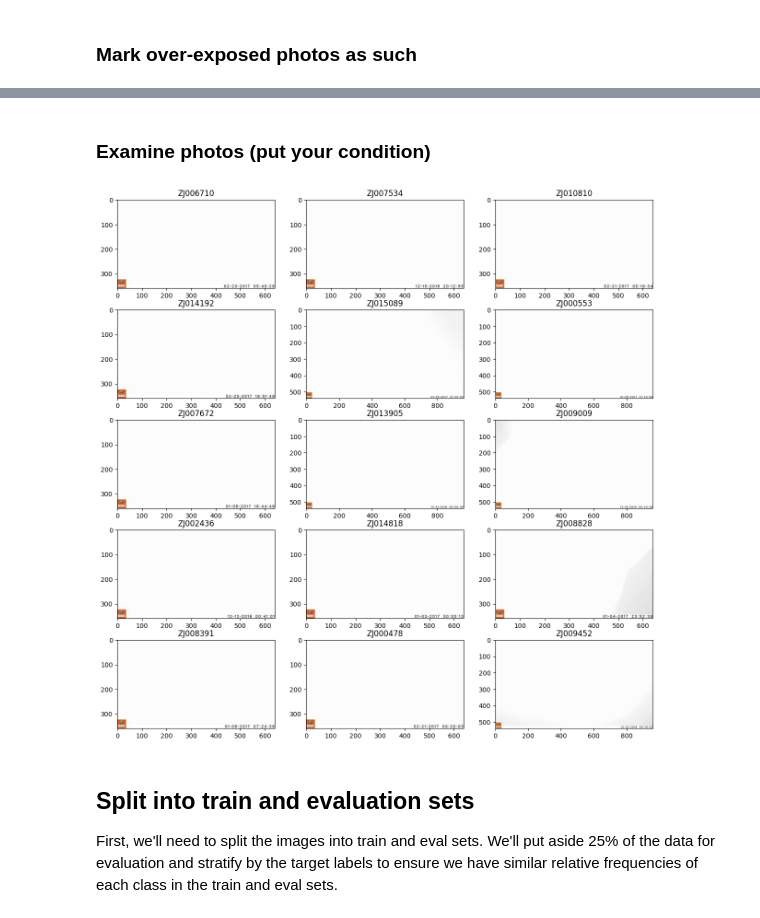
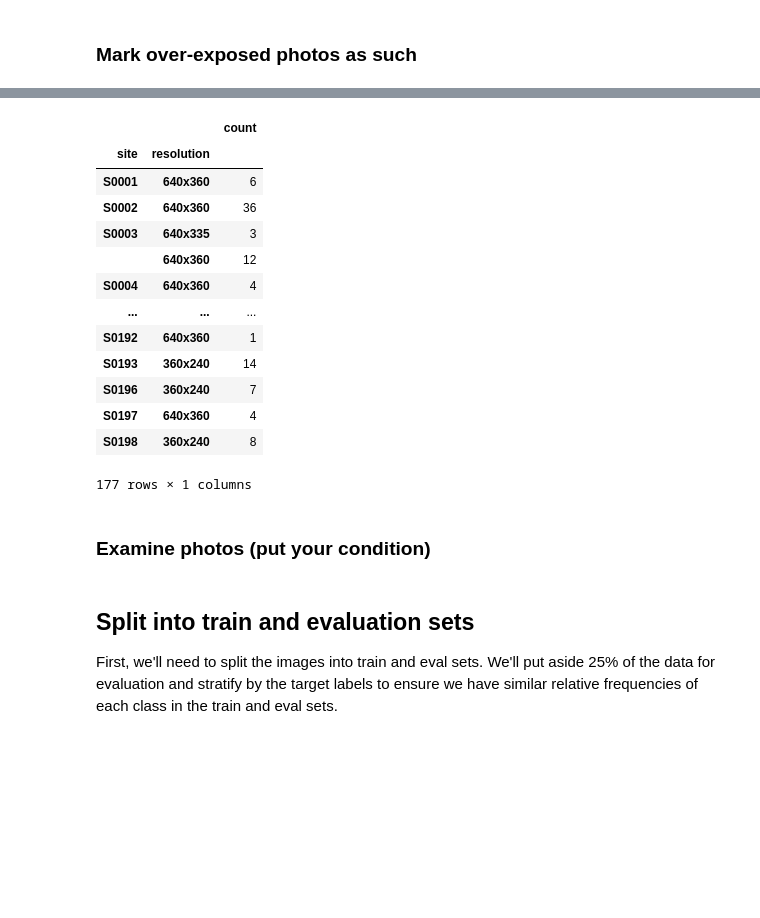
Before and after one commit to canonic-epicure/conservision, a Jupyter notebook: benchmark.ipynb, the cells around one changed output, grey strips where cells are left out. Drawn from its saved outputs; the diff is of its cells as text; code cells hidden in the pictures; blank space fills up the shorter version.

```diff
--- a/benchmark.ipynb
+++ b/benchmark.ipynb
@@ -230,0 +283,17 @@ True
+# %%
+train_all[train_all['blank'] == 1].groupby(['site', 'resolution']).agg(count=('filepath', 'count'))
+# %% [output]
+|  |  | count |
+| site | resolution |  |
+| S0001 | 640x360 | 6 |
+| S0002 | 640x360 | 36 |
+| S0003 | 640x335 | 3 |
+|  | 640x360 | 12 |
+| S0004 | 640x360 | 4 |
+| ... | ... | ... |
+| S0192 | 640x360 | 1 |
+| S0193 | 360x240 | 14 |
+| S0196 | 360x240 | 7 |
+| S0197 | 640x360 | 4 |
+| S0198 | 360x240 | 8 |
+177 rows × 1 columns
@@ -231,28 +361,37 @@ True
 # %% [markdown]
 ### Examine photos (put your condition)
 # %%
-random_state = 411
-
-# we'll create a grid with 8 positions, one for each label (7 species, plus blanks)
-fig, axes = plt.subplots(nrows=5, ncols=3, figsize=(15, 15))
-
-# rows = train_all[(train_all['blank'] == 1) & (train_all['site'] == 'S0060')]
-
-rows = train_features[train_features['is_overexposed'] == True]
-
-# rows = train_features[(train_features['is_overexposed_mu'] > 240)]
-
-# rows = rows.sample(min(axes.size, len(rows)), random_state=random_state)
-
-# iterate through each species
-for (idx, row), ax in zip(list(rows.iterrows()), axes.flatten(), strict=False):
-    if ax is None or row is None:
-        break
-    img = Image.open('data/' + row['filepath'])
-    ax.imshow(img)
-    ax.set_title(f"{idx}")
+# from itertools import zip_longest
+#
+# random_state = 411
+#
+# # rows = train_all[(train_all['blank'] == 1) & (train_all['site'] == 'S0159') & (train_all['resolution'] == '160x120')]
+# # rows = train_all.loc[['ZJ008001', 'ZJ011856', 'ZJ015487']]
+#
+# rows = blanks
+#
+# # rows = train_features[train_features['is_overexposed'] == True]
+#
+# # rows = train_features[(train_features['is_overexposed_mu'] > 240)]
+#
+# # rows = rows.sample(min(axes.size, len(rows)), random_state=random_state)
+#
+# fig, axes = plt.subplots(nrows=math.ceil(len(rows) / 3), ncols=3, figsize=(15, 18 * 2))
+#
+#
+# # iterate through each species
+# print(f'Total rows: {len(rows)}')
+#
+# for img_tensor, ax in zip_longest(list(rows.iterrows()), axes.flatten()):
+#     if img_tensor is None:
+#         if ax is not None:
+#             ax.remove()
+#         continue
+#     if ax is None:
+#         break
+#     img = Image.open('data/' + img_tensor[1]['filepath'])
+#     ax.imshow(img)
+#     ax.set_title(f"{img_tensor[1].name} {img_tensor[1]['resolution']}")
-# %% [output]
-[figure, removed]
 # %% [markdown]
 ## Split into train and evaluation sets
 First, we'll need to split the images into train and eval sets. We'll put aside 25% of the data for evaluation and stratify by the target labels to ensure we have similar relative frequencies of each class in the train and eval sets.
```
Also changed, not shown: parts of 35 cells of this notebook, 4 other files.
